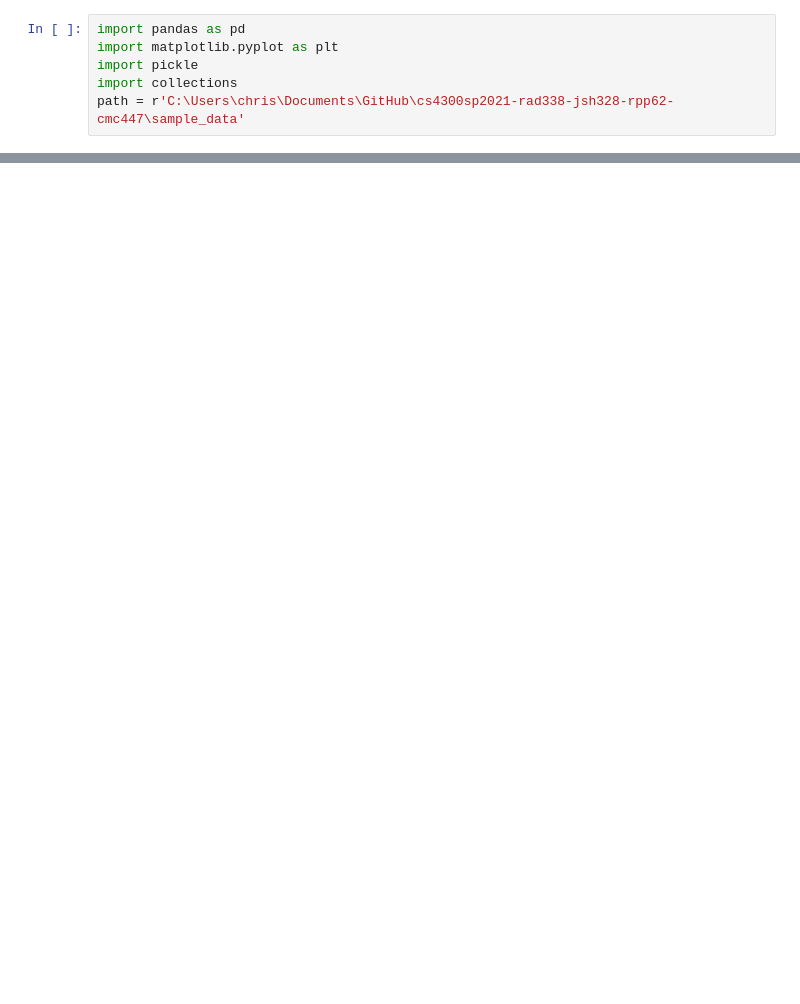
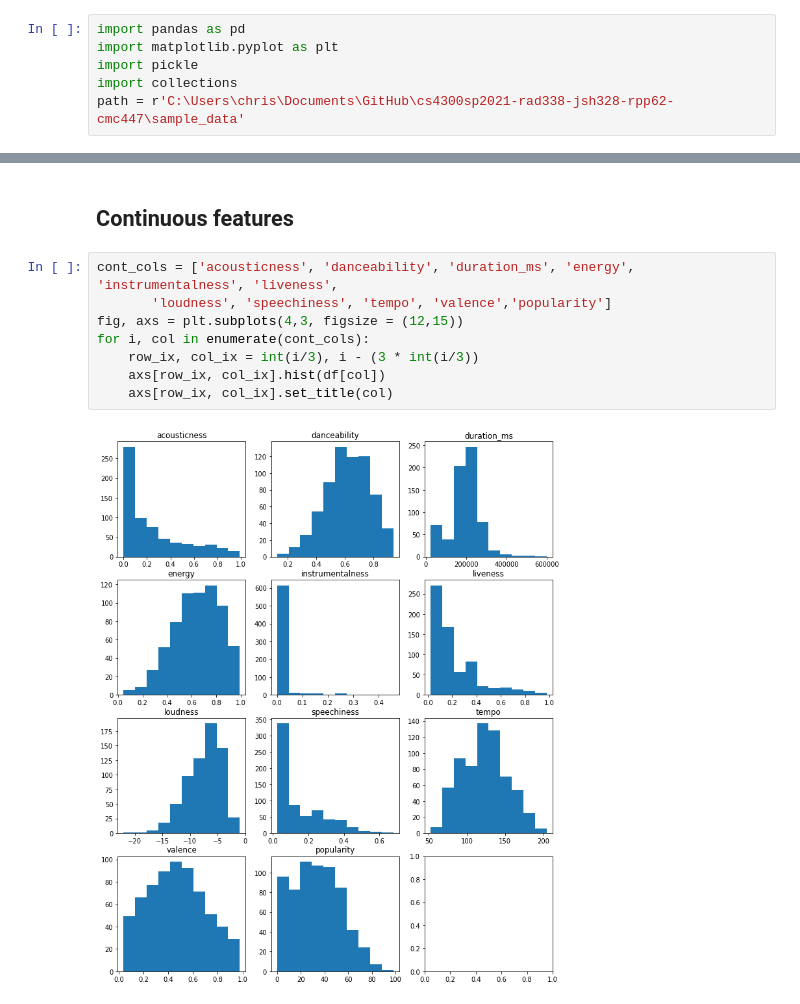
Before and after one commit to Jared-Hirsch/CS4300_Spring_2021_Project, a Jupyter notebook: scrapers/exploratory data analysis.ipynb, the cells around one changed output, grey strips where cells are left out. Saved outputs shown, nothing was run; the diff lists cells and outputs as text; blank space fills up the shorter version.

```diff
--- a/scrapers/exploratory data analysis.ipynb
+++ b/scrapers/exploratory data analysis.ipynb
@@ -28,0 +35,12 @@ df
+# %% [markdown]
+## Continuous features
+# %%
+cont_cols = ['acousticness', 'danceability', 'duration_ms', 'energy', 'instrumentalness', 'liveness',
+       'loudness', 'speechiness', 'tempo', 'valence','popularity']
+fig, axs = plt.subplots(4,3, figsize = (12,15))
+for i, col in enumerate(cont_cols):
+    row_ix, col_ix = int(i/3), i - (3 * int(i/3))
+    axs[row_ix, col_ix].hist(df[col])
+    axs[row_ix, col_ix].set_title(col)
+# %% [output]
+[figure, added]
```
Also changed, not shown: parts of 15 cells of this notebook, 3 other files.
